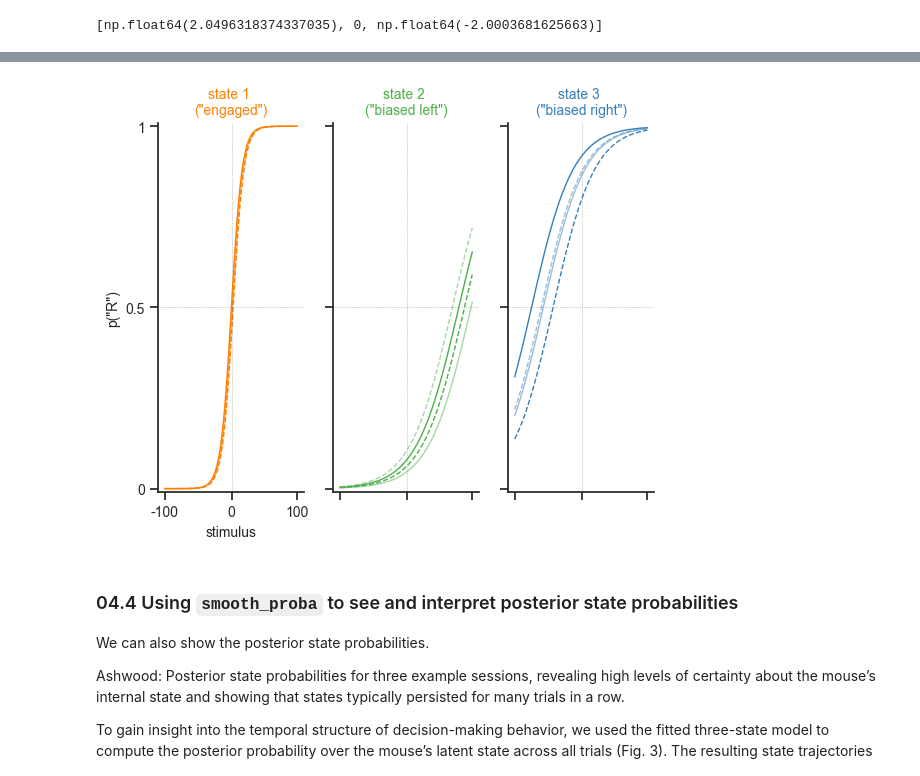
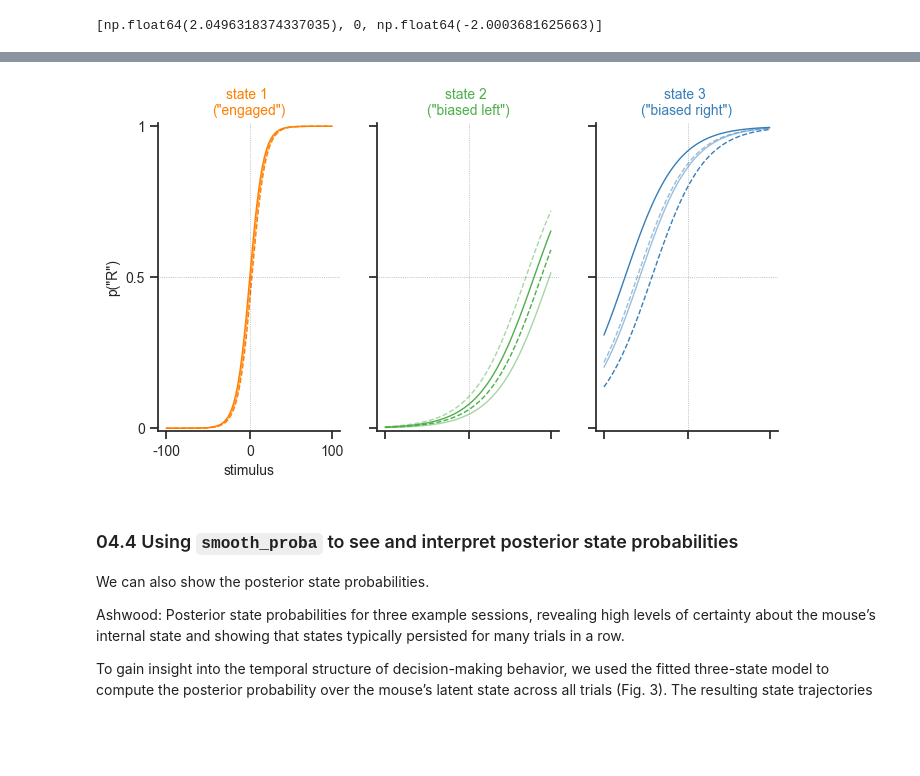
Before and after one commit to camila-maura/glm_hmm_notebook, a Jupyter notebook: scripts/01_ashwood_replication.ipynb, the cells around one changed output, grey strips where cells are left out. Drawn from its saved outputs; the diff is of its cells as text; code cells hidden in the pictures; blank space fills up the shorter version.

Commit message:
fixed psychometric curve

````diff
--- a/scripts/01_ashwood_replication.ipynb
+++ b/scripts/01_ashwood_replication.ipynb
@@ -750,6 +752,7 @@ cols = [
         '#999999', '#e41a1c', '#dede00'
 ]
 K = 3
+plt.figure(figsize=(8, 4))
 for k in range(K):
     plt.subplot(1, 3, k+1)
     # USE GLM WEIGHTS TO GET PROB RIGHT
@@ -779,7 +782,11 @@ for k in range(K):
                 lw=1,
                 markersize=3)  # went R and was not rewarded on previous trial
 
-    plt.plot(stim_vals, 1-prob_left_max, '--', color=cols[k], alpha=1,
+    plt.plot(stim_vals,
+                1-prob_left_max,
+                '--',
+                color=cols[k],
+                alpha=1,
                 lw=1)  # went L and was rewarded on previous trial
 
     plt.xticks([min(stim_vals), 0, max(stim_vals)],
@@ -796,34 +803,34 @@ for k in range(K):
                     fontsize=10)
         plt.yticks([0, 0.5, 1], ['0', '0.5', '1'], fontsize=10)
         plt.ylabel('p("R")', fontsize=10)
         plt.xlabel('stimulus', fontsize=10)
 
     if k == 1:
         plt.title("state 2 \n(\"biased left\")",
                     fontsize=10,
                     color=cols[k])
         plt.xticks([max(stim_vals), 0, min(stim_vals)],
                     labels=['', '', ''],
                     fontsize=10)
         plt.yticks([0, 0.5, 1], ['', '', ''], fontsize=10)
     if k == 2:
         plt.title("state 3 \n(\"biased right\")",
                     fontsize=10,
                     color=cols[k])
         plt.xticks([max(stim_vals), 0, min(stim_vals)],
                     labels=['', '', ''],
                     fontsize=10)
         plt.yticks([0, 0.5, 1], ['', '', ''], fontsize=10)
     plt.axhline(y=0.5, color="k", alpha=0.45, ls=":", linewidth=0.5)
     plt.axvline(x=0, color="k", alpha=0.45, ls=":", linewidth=0.5)
     plt.gca().spines['right'].set_visible(False)
     plt.gca().spines['top'].set_visible(False)
     plt.ylim((-0.01, 1.01))
 
     plt.gca().invert_xaxis()
 plt.show()
 # %% [output]
-[figure, old version]
+[figure, new version]
 # %% [markdown]
 ### 04.4 Using ```smooth_proba``` to see and interpret posterior state probabilities
 We can also show the posterior state probabilities.
````
Also changed, not shown: parts of 1 cell of this notebook.
